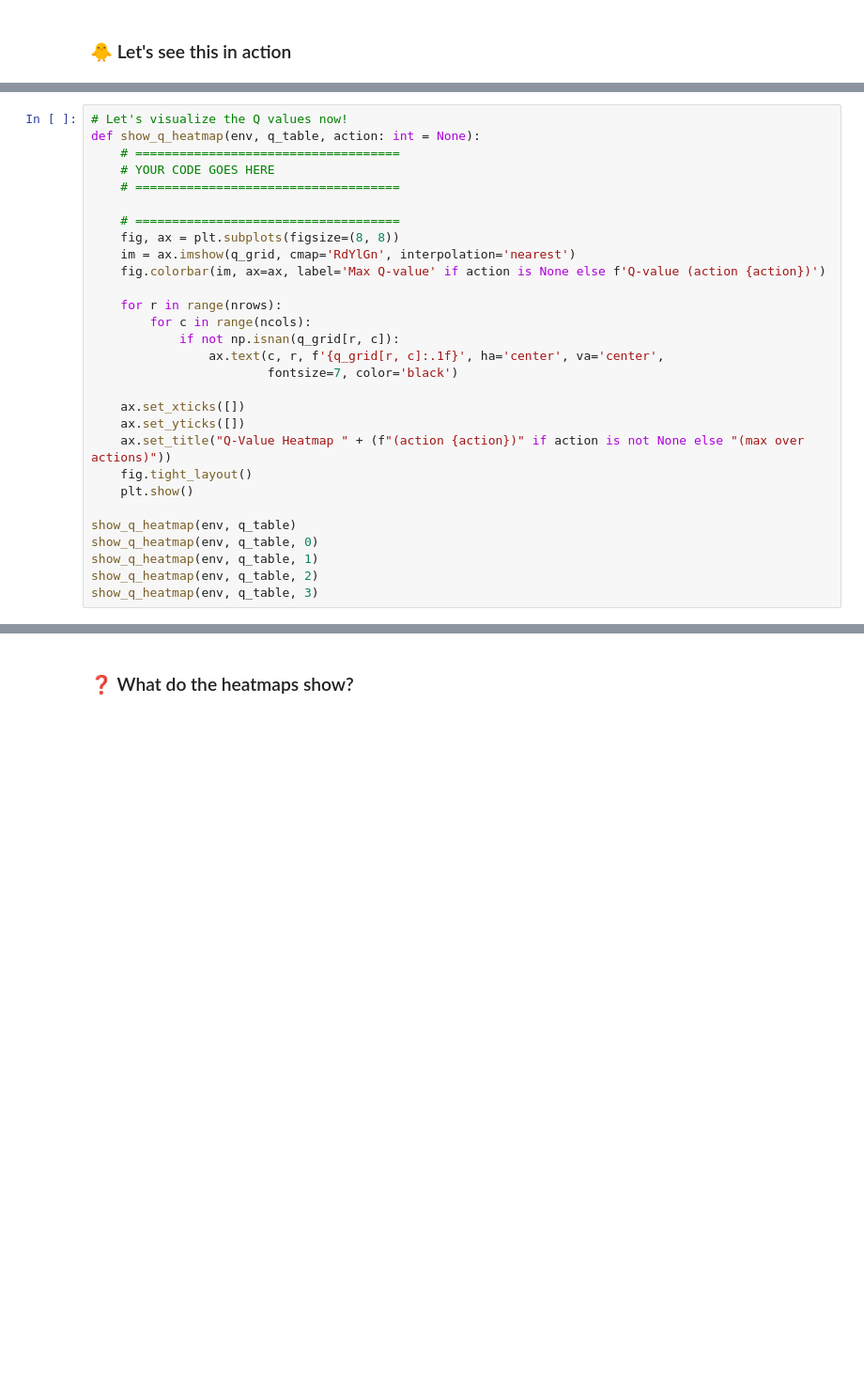
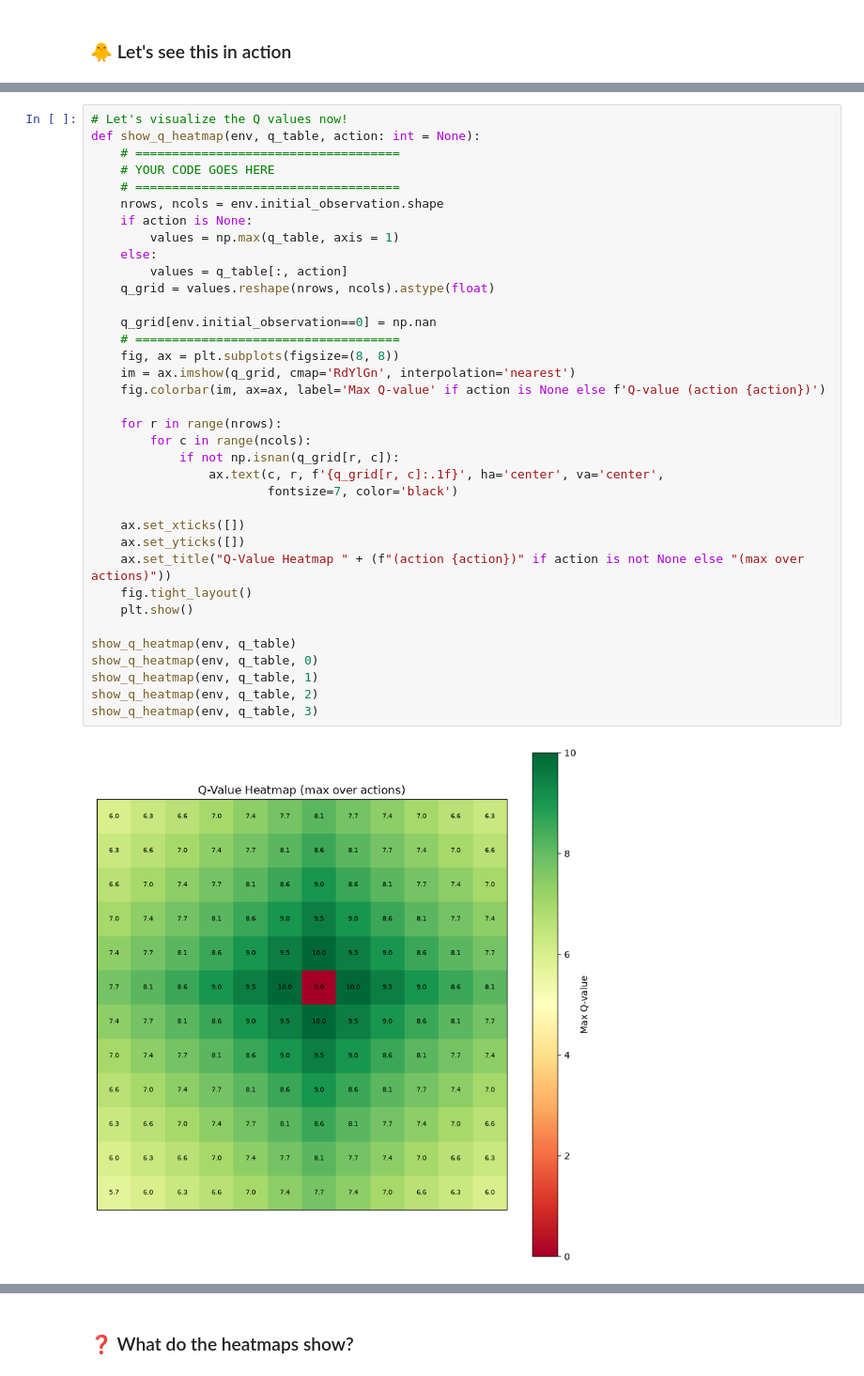
Before and after one commit to imqn01/-Reinforcement-Learning-and-Explainable-Ai, a Jupyter notebook: Project4_RL.ipynb, the cells around one changed output, grey strips where cells are left out. Shown at 94% size. Cells and saved outputs as stored; diff of their text form; blank space fills up the shorter version.

```diff
--- a/Project4_RL.ipynb
+++ b/Project4_RL.ipynb
@@ -543,29 +631,38 @@ plt.show()
 # %%
 # Let's visualize the Q values now!
 def show_q_heatmap(env, q_table, action: int = None):
     # ====================================
     # YOUR CODE GOES HERE
     # ====================================
+    nrows, ncols = env.initial_observation.shape
+    if action is None:
+        values = np.max(q_table, axis = 1)
+    else:
+        values = q_table[:, action]
+    q_grid = values.reshape(nrows, ncols).astype(float)
 
+    q_grid[env.initial_observation==0] = np.nan
     # ====================================
     fig, ax = plt.subplots(figsize=(8, 8))
     im = ax.imshow(q_grid, cmap='RdYlGn', interpolation='nearest')
     fig.colorbar(im, ax=ax, label='Max Q-value' if action is None else f'Q-value (action {action})')
 
     for r in range(nrows):
         for c in range(ncols):
             if not np.isnan(q_grid[r, c]):
                 ax.text(c, r, f'{q_grid[r, c]:.1f}', ha='center', va='center',
                         fontsize=7, color='black')
 
     ax.set_xticks([])
     ax.set_yticks([])
     ax.set_title("Q-Value Heatmap " + (f"(action {action})" if action is not None else "(max over actions)"))
     fig.tight_layout()
     plt.show()
 
 show_q_heatmap(env, q_table)
 show_q_heatmap(env, q_table, 0)
 show_q_heatmap(env, q_table, 1)
 show_q_heatmap(env, q_table, 2)
 show_q_heatmap(env, q_table, 3)
+# %% [output]
+[figure, added]
```
Also changed, not shown: parts of 17 cells of this notebook.
